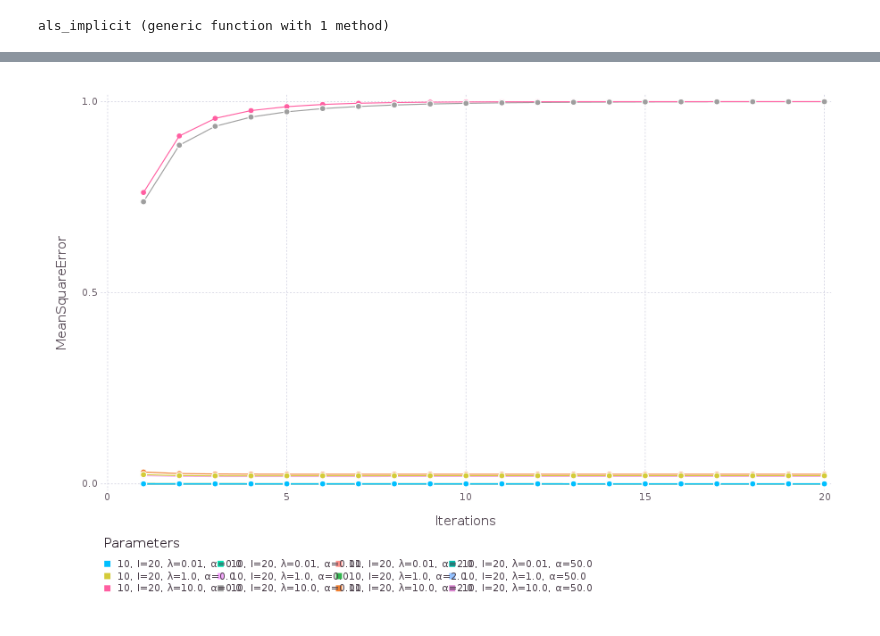
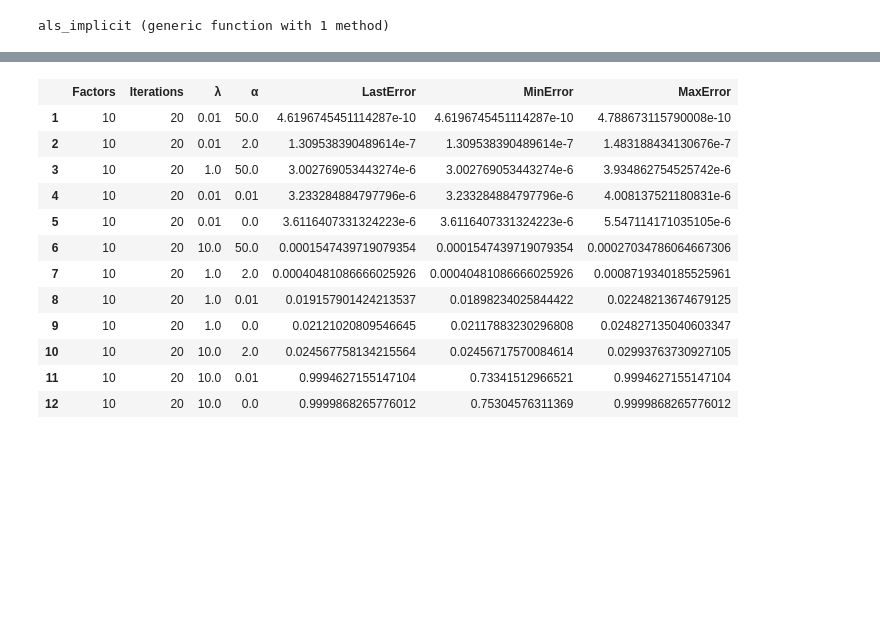
Before and after one commit to cirocavani/Singularity, a Jupyter notebook: latentfactor/ALS.ipynb, the cells around one changed output, grey strips where cells are left out. Drawn from its saved outputs; the diff is of its cells as text; code cells hidden in the pictures; blank space fills up the shorter version.

```diff
--- a/latentfactor/ALS.ipynb
+++ b/latentfactor/ALS.ipynb
@@ -298,26 +304,25 @@ result = new_result()
 g = Array(Layer, 0)
 
 for (f, i, λ) in testcases
-    params = " $f, I=$i, λ=$λ "
+    #params = " $f, I=$i, λ=$λ "
+    params = " $f, I=$i, lambda=$λ "
     print(params)
 
     @time _, _, errors = als_plain(P, f, i, λ)
 
-    last = errors[i]
+    last = errors[end]
     min = minimum(errors)
     max = maximum(errors)
 
     push!(result, [f, i, λ, 0.0, last, min, max])
 
-    params = " $f, I=$i, λ=$λ "
     df = DataFrame(Iterations=1:i, MeanSquareError=errors, Parameters=params)
     pl = layer(df, x=:Iterations, y=:MeanSquareError, color=:Parameters, Geom.line, Geom.point)
     push!(g, pl...)
 end
 
+sleep(0.11) # flush out
+
 sort!(result, cols = :MinError)
-
-println(result)
-
-plot(g, Theme(key_position=:bottom))
+result
 # %% [output]
@@ -378,12 +388,13 @@ result = new_result()
 g = Array(Layer, 0)
 
 for (f, i, λ) in testcases
-    params = " $f, I=$i, λ=$λ "
+    #params = " $f, I=$i, λ=$λ "
+    params = " $f, I=$i, lambda=$λ "
     print(params)
 
     @time _, _, errors = als_weighted(P, f, i, λ)
 
-    last = errors[i]
+    last = errors[end]
     min = minimum(errors)
     max = maximum(errors)
 
@@ -394,9 +405,8 @@ for (f, i, λ) in testcases
     push!(g, pl...)
 end
 
+sleep(0.11) # flush out
+
 sort!(result, cols = :MinError)
-
-println(result)
-
-plot(g, Theme(key_position=:bottom))
+result
 # %% [output]
@@ -461,12 +476,13 @@ g = Array(Layer, 0)
 implicit_tests = vec([(f,20,λ,α) for f in 10, λ in [0.01,1.0,10.0], α in [0.,0.01,2.,50.]])
 
 for (f, i, λ, α) in implicit_tests
-    params = " $f, I=$i, λ=$λ, α=$α "
+    #params = " $f, I=$i, λ=$λ, α=$α "
+    params = " $f, I=$i, lambda=$λ, alpha=$α "
     print(params)
 
     @time _, _, errors = als_implicit(P, f, i, λ, α)
 
-    last = errors[i]
+    last = errors[end]
     min = minimum(errors)
     max = maximum(errors)
 
@@ -477,9 +493,8 @@ for (f, i, λ, α) in implicit_tests
     push!(g, pl...)
 end
 
+sleep(0.11) # flush out
+
 sort!(result, cols = :LastError)
-
-println(result)
-
-plot(g, Theme(key_position=:bottom))
+result
 # %% [output]
@@ -503 +513,13 @@ plot(g, Theme(key_position=:bottom))
-[figure, removed]
+|  | Factors | Iterations | λ | α | LastError | MinError | MaxError |
+| 1 | 10 | 20 | 0.01 | 50.0 | 4.6196745451114287e-10 | 4.6196745451114287e-10 | 4.788673115790008e-10 |
+| 2 | 10 | 20 | 0.01 | 2.0 | 1.309538390489614e-7 | 1.309538390489614e-7 | 1.483188434130676e-7 |
+| 3 | 10 | 20 | 1.0 | 50.0 | 3.002769053443274e-6 | 3.002769053443274e-6 | 3.934862754525742e-6 |
+| 4 | 10 | 20 | 0.01 | 0.01 | 3.233284884797796e-6 | 3.233284884797796e-6 | 4.008137521180831e-6 |
+| 5 | 10 | 20 | 0.01 | 0.0 | 3.6116407331324223e-6 | 3.6116407331324223e-6 | 5.547114171035105e-6 |
+| 6 | 10 | 20 | 10.0 | 50.0 | 0.0001547439719079354 | 0.0001547439719079354 | 0.00027034786064667306 |
+| 7 | 10 | 20 | 1.0 | 2.0 | 0.00040481086666025926 | 0.00040481086666025926 | 0.0008719340185525961 |
+| 8 | 10 | 20 | 1.0 | 0.01 | 0.019157901424213537 | 0.01898234025844422 | 0.02248213674679125 |
+| 9 | 10 | 20 | 1.0 | 0.0 | 0.02121020809546645 | 0.02117883230296808 | 0.024827135040603347 |
+| 10 | 10 | 20 | 10.0 | 2.0 | 0.024567758134215564 | 0.02456717570084614 | 0.02993763730927105 |
+| 11 | 10 | 20 | 10.0 | 0.01 | 0.9994627155147104 | 0.73341512966521 | 0.9994627155147104 |
+| 12 | 10 | 20 | 10.0 | 0.0 | 0.9999868265776012 | 0.75304576311369 | 0.9999868265776012 |
```
Also changed, not shown: parts of 17 cells of this notebook, 1 other file.
